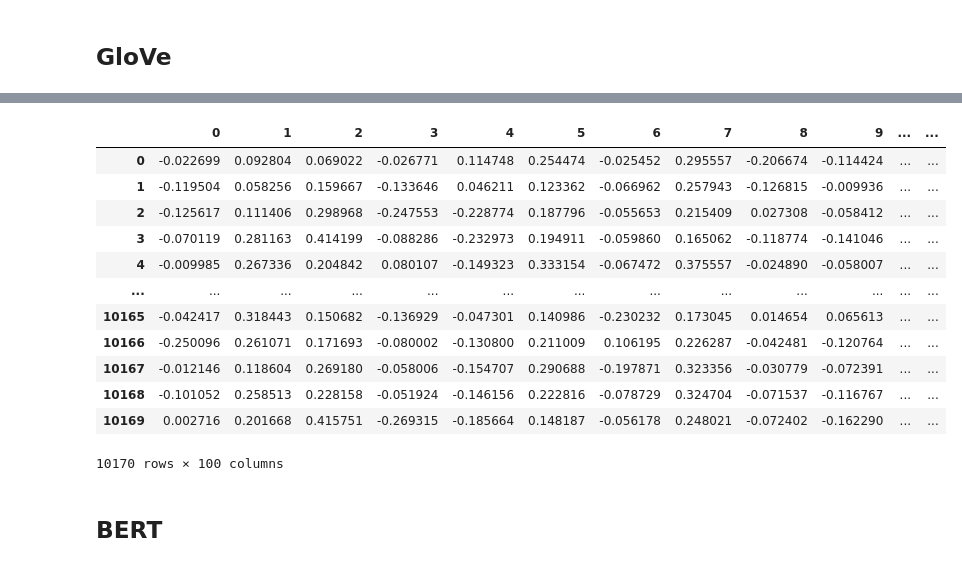
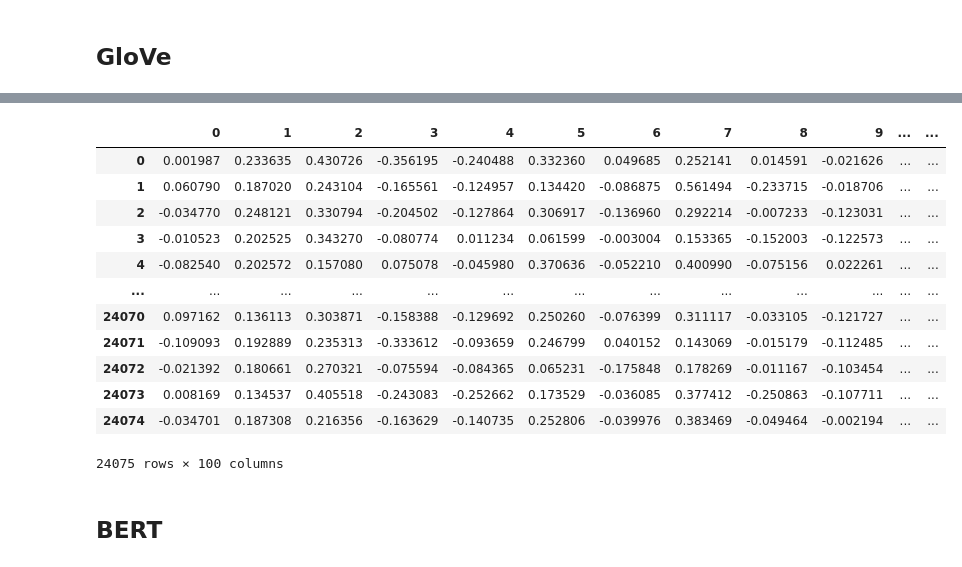
Before and after one commit to kenhao/Interaction_in_Hotel_Reviews, a Jupyter notebook: Reviews_rating_prediction/Review_rating_outdoor.ipynb, the cells around one changed output, grey strips where cells are left out. Cells and saved outputs as stored; diff of their text form; code cells hidden in the pictures.

```diff
--- a/Reviews_rating_prediction/Review_rating_outdoor.ipynb
+++ b/Reviews_rating_prediction/Review_rating_outdoor.ipynb
@@ -264,7 +255,7 @@ def hotel_star_range(value):
         return 2
 # %%
 # create new columns
-text_preprocessed_df['Reviewer_Contributions_range'] = text_preprocessed_df['Reviewer_Contributions'].apply(contributions_range)
-text_preprocessed_df['Hotel_star_range'] = text_preprocessed_df['Hotel_star'].apply(hotel_star_range)
+# text_preprocessed_df['Reviewer_Contributions_range'] = text_preprocessed_df['Reviewer_Contributions'].apply(contributions_range)
+# text_preprocessed_df['Hotel_star_range'] = text_preprocessed_df['Hotel_star'].apply(hotel_star_range)
 text_preprocessed_df
 # %% [output]
@@ -330,19 +313,23 @@ HCHS_text['Review'] = [' '.join(text) for text in HCHS_text['Review']]
 # %% [markdown]
 # Split sub-datasets to X & Y, Training and Testing set
 # %%
-LCLS_X = LCLS_text['Review']
-LCLS_y = LCLS_text['Review_Rating']
+# LCLS_X = LCLS_text['Review']
+# LCLS_y = LCLS_text['Review_Rating']
 
-LCHS_X = LCHS_text['Review']
-LCHS_y = LCHS_text['Review_Rating']
+# LCHS_X = LCHS_text['Review']
+# LCHS_y = LCHS_text['Review_Rating']
 
-HCLS_X = HCLS_text['Review']
-HCLS_y = HCLS_text['Review_Rating']
+# HCLS_X = HCLS_text['Review']
+# HCLS_y = HCLS_text['Review_Rating']
 
-HCHS_X = HCHS_text['Review']
-HCHS_y = HCHS_text['Review_Rating']
+# HCHS_X = HCHS_text['Review']
+# HCHS_y = HCHS_text['Review_Rating']
 
-LCLS_X_train, LCLS_X_test, LCLS_y_train, LCLS_y_test = train_test_split(LCLS_X, LCLS_y, test_size=0.2, random_state=88)
-LCHS_X_train, LCHS_X_test, LCHS_y_train, LCHS_y_test = train_test_split(LCHS_X, LCHS_y, test_size=0.2, random_state=88)
-HCLS_X_train, HCLS_X_test, HCLS_y_train, HCLS_y_test = train_test_split(HCLS_X, HCLS_y, test_size=0.2, random_state=88)
-HCHS_X_train, HCHS_X_test, HCHS_y_train, HCHS_y_test = train_test_split(HCHS_X, HCHS_y, test_size=0.2, random_state=88)
+Outdoor_X = Outdoor_reliable_text['Review']
+Outdoor_y = Outdoor_reliable_text['Review_Rating']
+
+Outdoor_X_train, Outdoor_X_test, Outdoor_y_train, Outdoor_y_test = train_test_split(Outdoor_X, Outdoor_y, test_size=0.2, random_state=88)
+# LCLS_X_train, LCLS_X_test, LCLS_y_train, LCLS_y_test = train_test_split(LCLS_X, LCLS_y, test_size=0.2, random_state=88)
+# LCHS_X_train, LCHS_X_test, LCHS_y_train, LCHS_y_test = train_test_split(LCHS_X, LCHS_y, test_size=0.2, random_state=88)
+# HCLS_X_train, HCLS_X_test, HCLS_y_train, HCLS_y_test = train_test_split(HCLS_X, HCLS_y, test_size=0.2, random_state=88)
+# HCHS_X_train, HCHS_X_test, HCHS_y_train, HCHS_y_test = train_test_split(HCHS_X, HCHS_y, test_size=0.2, random_state=88)
@@ -587,7 +514,7 @@ HCHS_X_test_d2v = np.array([HCHS_model.infer_vector((doc.split(' '))) for doc in
 # %% [markdown]
 ## GloVe
 # %%
-glove_path = '../GloVe_wordvec/glove.6B.100d.txt'
+glove_path = '../../GloVe_wordvec/glove.6B.100d.txt'
 
 # import GloVe word vectors into dictionary
 embeddings_index = {}
@@ -613,7 +540,8 @@ def glove_embedding(comment, embeddings_index = embeddings_index, dim=100):
     return vec
 # %%
 # train
-LCLS_X_train_glove = np.array([glove_embedding(comment) for comment in LCLS_X_train])
-LCHS_X_train_glove = np.array([glove_embedding(comment) for comment in LCHS_X_train])
-HCLS_X_train_glove = np.array([glove_embedding(comment) for comment in HCLS_X_train])
-HCHS_X_train_glove = np.array([glove_embedding(comment) for comment in HCHS_X_train])
+# LCLS_X_train_glove = np.array([glove_embedding(comment) for comment in LCLS_X_train])
+# LCHS_X_train_glove = np.array([glove_embedding(comment) for comment in LCHS_X_train])
+# HCLS_X_train_glove = np.array([glove_embedding(comment) for comment in HCLS_X_train])
+# HCHS_X_train_glove = np.array([glove_embedding(comment) for comment in HCHS_X_train])
+Outdoor_X_train_glove = pd.DataFrame(np.array([glove_embedding(comment) for comment in Outdoor_X_train]))
@@ -668,16 +547,0 @@ pd.DataFrame(HCLS_X_train_glove)
-# %%
-pd.DataFrame(HCHS_X_train_glove)
-# %% [output]
-|  | 0 | 1 | 2 | 3 | 4 | 5 | 6 | 7 | 8 | 9 | ... | ... |
-| 0 | -0.022699 | 0.092804 | 0.069022 | -0.026771 | 0.114748 | 0.254474 | -0.025452 | 0.295557 | -0.206674 | -0.114424 | ... | ... |
-| 1 | -0.119504 | 0.058256 | 0.159667 | -0.133646 | 0.046211 | 0.123362 | -0.066962 | 0.257943 | -0.126815 | -0.009936 | ... | ... |
-| 2 | -0.125617 | 0.111406 | 0.298968 | -0.247553 | -0.228774 | 0.187796 | -0.055653 | 0.215409 | 0.027308 | -0.058412 | ... | ... |
-| 3 | -0.070119 | 0.281163 | 0.414199 | -0.088286 | -0.232973 | 0.194911 | -0.059860 | 0.165062 | -0.118774 | -0.141046 | ... | ... |
-| 4 | -0.009985 | 0.267336 | 0.204842 | 0.080107 | -0.149323 | 0.333154 | -0.067472 | 0.375557 | -0.024890 | -0.058007 | ... | ... |
-| ... | ... | ... | ... | ... | ... | ... | ... | ... | ... | ... | ... | ... |
-| 10165 | -0.042417 | 0.318443 | 0.150682 | -0.136929 | -0.047301 | 0.140986 | -0.230232 | 0.173045 | 0.014654 | 0.065613 | ... | ... |
-| 10166 | -0.250096 | 0.261071 | 0.171693 | -0.080002 | -0.130800 | 0.211009 | 0.106195 | 0.226287 | -0.042481 | -0.120764 | ... | ... |
-| 10167 | -0.012146 | 0.118604 | 0.269180 | -0.058006 | -0.154707 | 0.290688 | -0.197871 | 0.323356 | -0.030779 | -0.072391 | ... | ... |
-| 10168 | -0.101052 | 0.258513 | 0.228158 | -0.051924 | -0.146156 | 0.222816 | -0.078729 | 0.324704 | -0.071537 | -0.116767 | ... | ... |
-| 10169 | 0.002716 | 0.201668 | 0.415751 | -0.269315 | -0.185664 | 0.148187 | -0.056178 | 0.248021 | -0.072402 | -0.162290 | ... | ... |
-10170 rows × 100 columns
@@ -689,0 +548,16 @@ HCHS_X_test_glove = np.array([glove_embedding(comment) for comment in HCHS_X_tes
+# %%
+Outdoor_X_train_glove
+# %% [output]
+|  | 0 | 1 | 2 | 3 | 4 | 5 | 6 | 7 | 8 | 9 | ... | ... |
+| 0 | 0.001987 | 0.233635 | 0.430726 | -0.356195 | -0.240488 | 0.332360 | 0.049685 | 0.252141 | 0.014591 | -0.021626 | ... | ... |
+| 1 | 0.060790 | 0.187020 | 0.243104 | -0.165561 | -0.124957 | 0.134420 | -0.086875 | 0.561494 | -0.233715 | -0.018706 | ... | ... |
+| 2 | -0.034770 | 0.248121 | 0.330794 | -0.204502 | -0.127864 | 0.306917 | -0.136960 | 0.292214 | -0.007233 | -0.123031 | ... | ... |
+| 3 | -0.010523 | 0.202525 | 0.343270 | -0.080774 | 0.011234 | 0.061599 | -0.003004 | 0.153365 | -0.152003 | -0.122573 | ... | ... |
+| 4 | -0.082540 | 0.202572 | 0.157080 | 0.075078 | -0.045980 | 0.370636 | -0.052210 | 0.400990 | -0.075156 | 0.022261 | ... | ... |
+| ... | ... | ... | ... | ... | ... | ... | ... | ... | ... | ... | ... | ... |
+| 24070 | 0.097162 | 0.136113 | 0.303871 | -0.158388 | -0.129692 | 0.250260 | -0.076399 | 0.311117 | -0.033105 | -0.121727 | ... | ... |
+| 24071 | -0.109093 | 0.192889 | 0.235313 | -0.333612 | -0.093659 | 0.246799 | 0.040152 | 0.143069 | -0.015179 | -0.112485 | ... | ... |
+| 24072 | -0.021392 | 0.180661 | 0.270321 | -0.075594 | -0.084365 | 0.065231 | -0.175848 | 0.178269 | -0.011167 | -0.103454 | ... | ... |
+| 24073 | 0.008169 | 0.134537 | 0.405518 | -0.243083 | -0.252662 | 0.173529 | -0.036085 | 0.377412 | -0.250863 | -0.107711 | ... | ... |
+| 24074 | -0.034701 | 0.187308 | 0.216356 | -0.163629 | -0.140735 | 0.252806 | -0.039976 | 0.383469 | -0.049464 | -0.002194 | ... | ... |
+24075 rows × 100 columns
```
Also changed, not shown: parts of 128 cells of this notebook, 1 other file.
